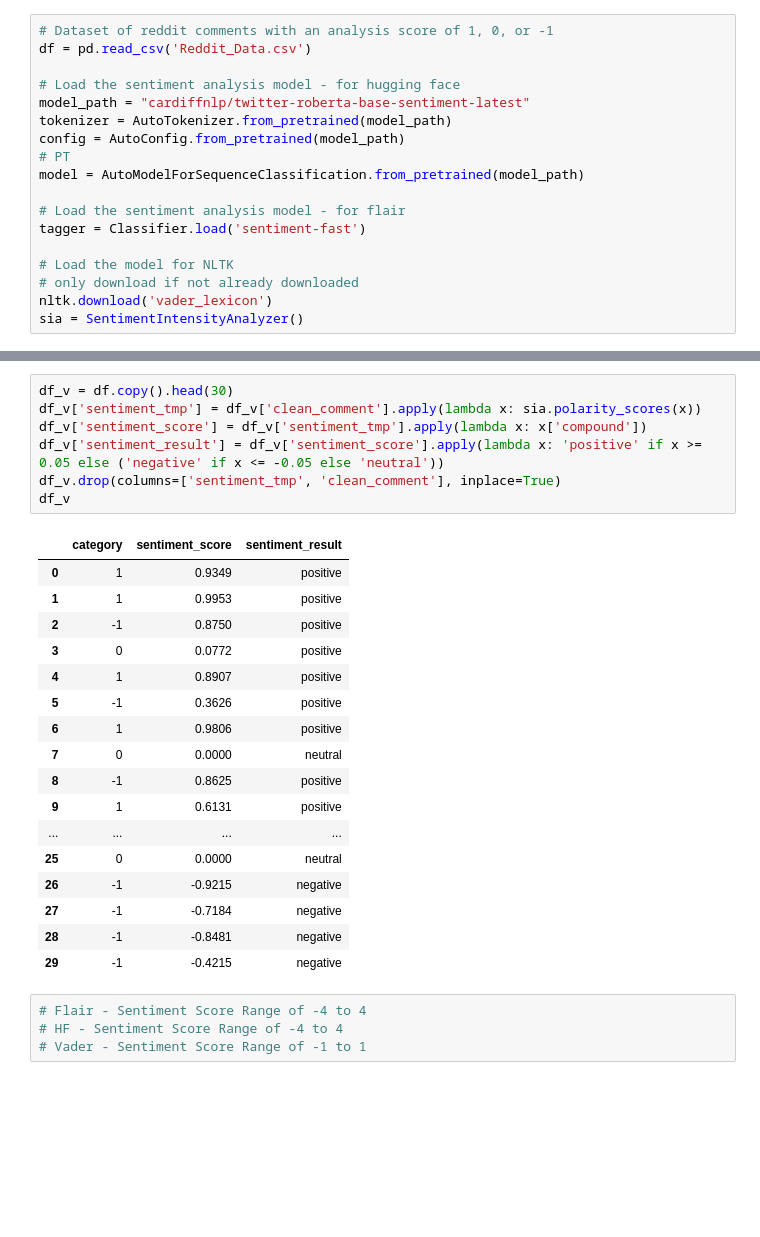
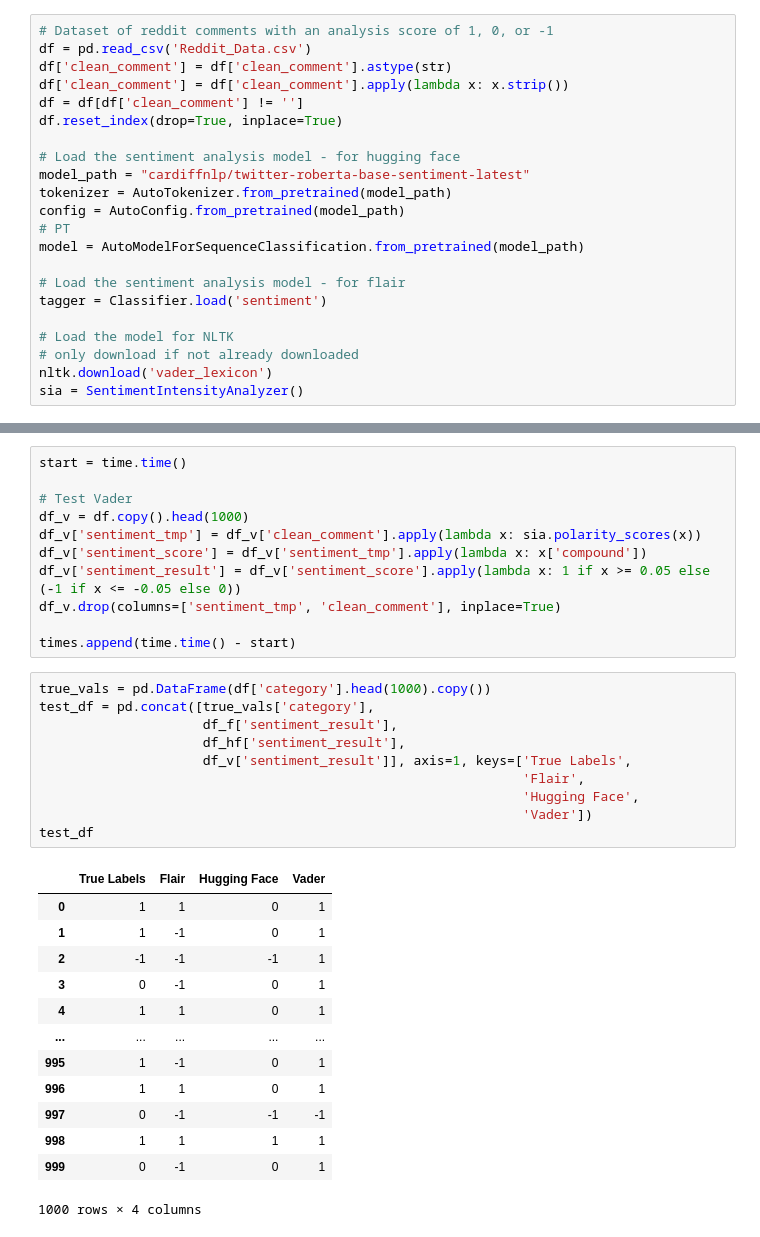
Before and after one commit to lakewood999/cmsc421-final-project, a Jupyter notebook: testing.ipynb, the cells around one changed output, grey strips where cells are left out. Drawn from its saved outputs; the diff is of its cells as text; blank space fills up the shorter version.

```diff
--- a/testing.ipynb
+++ b/testing.ipynb
@@ -13,6 +14,10 @@ import matplotlib as plt
 # %%
 # Dataset of reddit comments with an analysis score of 1, 0, or -1
 df = pd.read_csv('Reddit_Data.csv')
+df['clean_comment'] = df['clean_comment'].astype(str)
+df['clean_comment'] = df['clean_comment'].apply(lambda x: x.strip())
+df = df[df['clean_comment'] != '']
+df.reset_index(drop=True, inplace=True)
 
 # Load the sentiment analysis model - for hugging face
 model_path = "cardiffnlp/twitter-roberta-base-sentiment-latest"
@@ -22,7 +27,7 @@ config = AutoConfig.from_pretrained(model_path)
 model = AutoModelForSequenceClassification.from_pretrained(model_path)
 
 # Load the sentiment analysis model - for flair
-tagger = Classifier.load('sentiment-fast')
+tagger = Classifier.load('sentiment')
 
 # Load the model for NLTK
 # only download if not already downloaded
@@ -123,29 +110,35 @@ df_hf
 # %%
-df_v = df.copy().head(30)
+start = time.time()
+
+# Test Vader
+df_v = df.copy().head(1000)
 df_v['sentiment_tmp'] = df_v['clean_comment'].apply(lambda x: sia.polarity_scores(x))
 df_v['sentiment_score'] = df_v['sentiment_tmp'].apply(lambda x: x['compound'])
-df_v['sentiment_result'] = df_v['sentiment_score'].apply(lambda x: 'positive' if x >= 0.05 else ('negative' if x <= -0.05 else 'neutral'))
+df_v['sentiment_result'] = df_v['sentiment_score'].apply(lambda x: 1 if x >= 0.05 else (-1 if x <= -0.05 else 0))
 df_v.drop(columns=['sentiment_tmp', 'clean_comment'], inplace=True)
-df_v
+
+times.append(time.time() - start)
-# %% [output]
-|  | category | sentiment_score | sentiment_result |
-| 0 | 1 | 0.9349 | positive |
-| 1 | 1 | 0.9953 | positive |
-| 2 | -1 | 0.8750 | positive |
-| 3 | 0 | 0.0772 | positive |
-| 4 | 1 | 0.8907 | positive |
-| 5 | -1 | 0.3626 | positive |
-| 6 | 1 | 0.9806 | positive |
-| 7 | 0 | 0.0000 | neutral |
-| 8 | -1 | 0.8625 | positive |
-| 9 | 1 | 0.6131 | positive |
-| ... | ... | ... | ... |
-| 25 | 0 | 0.0000 | neutral |
-| 26 | -1 | -0.9215 | negative |
-| 27 | -1 | -0.7184 | negative |
-| 28 | -1 | -0.8481 | negative |
-| 29 | -1 | -0.4215 | negative |
-# %%
-# Flair - Sentiment Score Range of -4 to 4
-# HF - Sentiment Score Range of -4 to 4
-# Vader - Sentiment Score Range of -1 to 1
+# %%
+true_vals = pd.DataFrame(df['category'].head(1000).copy())
+test_df = pd.concat([true_vals['category'],
+                     df_f['sentiment_result'],
+                     df_hf['sentiment_result'],
+                     df_v['sentiment_result']], axis=1, keys=['True Labels',
+                                                              'Flair',
+                                                              'Hugging Face',
+                                                              'Vader'])
+test_df
+# %% [output]
+|  | True Labels | Flair | Hugging Face | Vader |
+| 0 | 1 | 1 | 0 | 1 |
+| 1 | 1 | -1 | 0 | 1 |
+| 2 | -1 | -1 | -1 | 1 |
+| 3 | 0 | -1 | 0 | 1 |
+| 4 | 1 | 1 | 0 | 1 |
+| ... | ... | ... | ... | ... |
+| 995 | 1 | -1 | 0 | 1 |
+| 996 | 1 | 1 | 0 | 1 |
+| 997 | 0 | -1 | -1 | -1 |
+| 998 | 1 | 1 | 1 | 1 |
+| 999 | 0 | -1 | 0 | 1 |
+1000 rows × 4 columns
```
Also changed, not shown: parts of 10 cells of this notebook.
